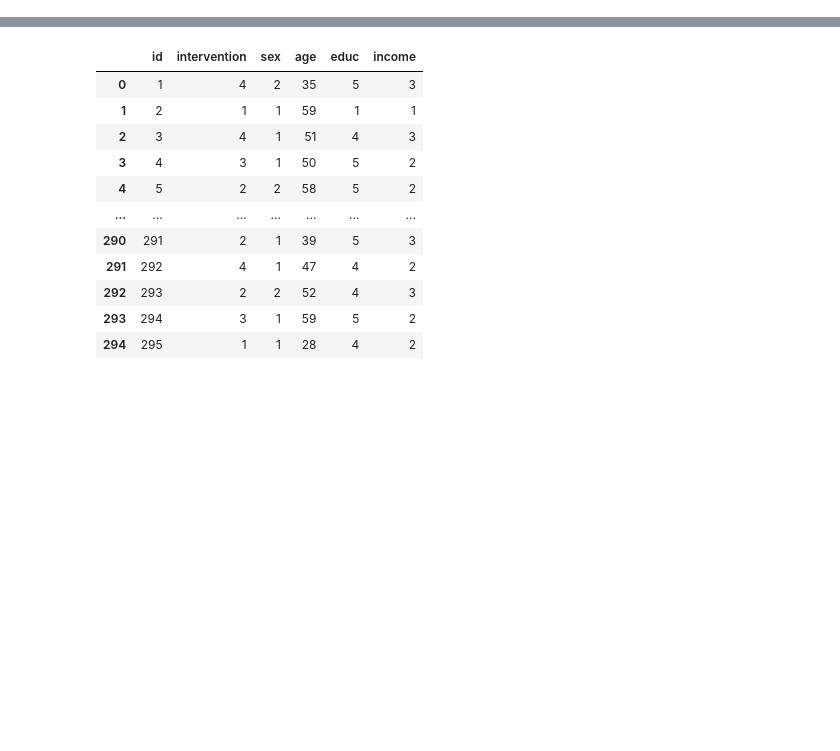
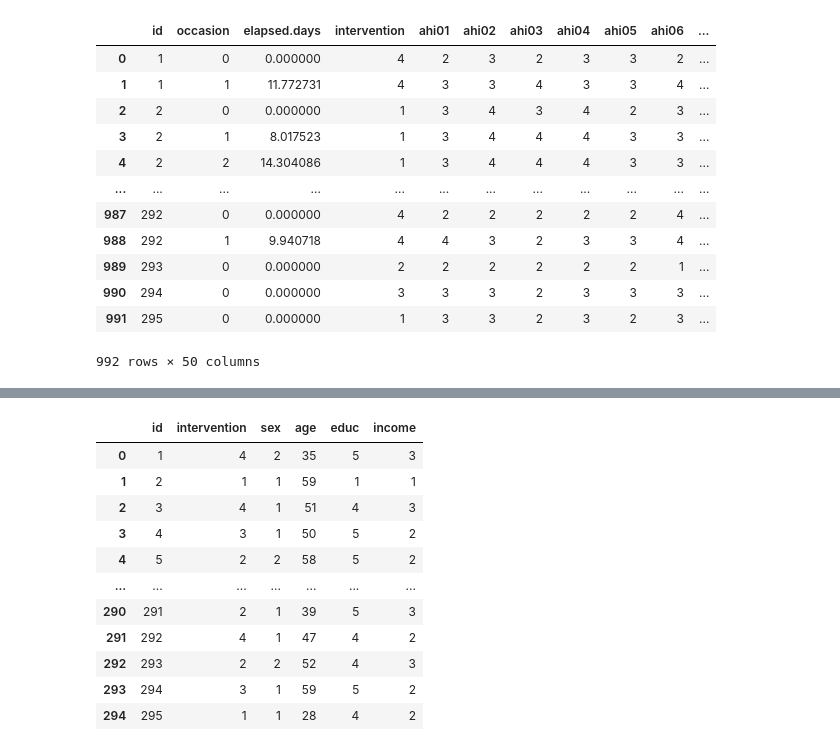
Before and after one commit to guilhermedias/tcc, a Jupyter notebook: codigo/decision-tree.ipynb, the cells around one changed output, grey strips where cells are left out. Drawn from its saved outputs; the diff is of its cells as text; code cells hidden in the pictures; blank space fills up the shorter version.

Commit message:
Implementa a etapa de tratamento dos dados

```diff
--- a/codigo/decision-tree.ipynb
+++ b/codigo/decision-tree.ipynb
@@ -2,0 +3,17 @@ import pandas as pd
+# %%
+measurements_all_ocassions = pd.read_csv('dados/ahi-cesd.csv')
+measurements_all_ocassions
+# %% [output]
+|  | id | occasion | elapsed.days | intervention | ahi01 | ahi02 | ahi03 | ahi04 | ahi05 | ahi06 | ... |
+| 0 | 1 | 0 | 0.000000 | 4 | 2 | 3 | 2 | 3 | 3 | 2 | ... |
+| 1 | 1 | 1 | 11.772731 | 4 | 3 | 3 | 4 | 3 | 3 | 4 | ... |
+| 2 | 2 | 0 | 0.000000 | 1 | 3 | 4 | 3 | 4 | 2 | 3 | ... |
+| 3 | 2 | 1 | 8.017523 | 1 | 3 | 4 | 4 | 4 | 3 | 3 | ... |
+| 4 | 2 | 2 | 14.304086 | 1 | 3 | 4 | 4 | 4 | 3 | 3 | ... |
+| ... | ... | ... | ... | ... | ... | ... | ... | ... | ... | ... | ... |
+| 987 | 292 | 0 | 0.000000 | 4 | 2 | 2 | 2 | 2 | 2 | 4 | ... |
+| 988 | 292 | 1 | 9.940718 | 4 | 4 | 3 | 2 | 3 | 3 | 4 | ... |
+| 989 | 293 | 0 | 0.000000 | 2 | 2 | 2 | 2 | 2 | 2 | 1 | ... |
+| 990 | 294 | 0 | 0.000000 | 3 | 3 | 3 | 2 | 3 | 3 | 3 | ... |
+| 991 | 295 | 0 | 0.000000 | 1 | 3 | 3 | 2 | 3 | 2 | 3 | ... |
+992 rows × 50 columns
```
Also changed, not shown: parts of 18 cells of this notebook.
